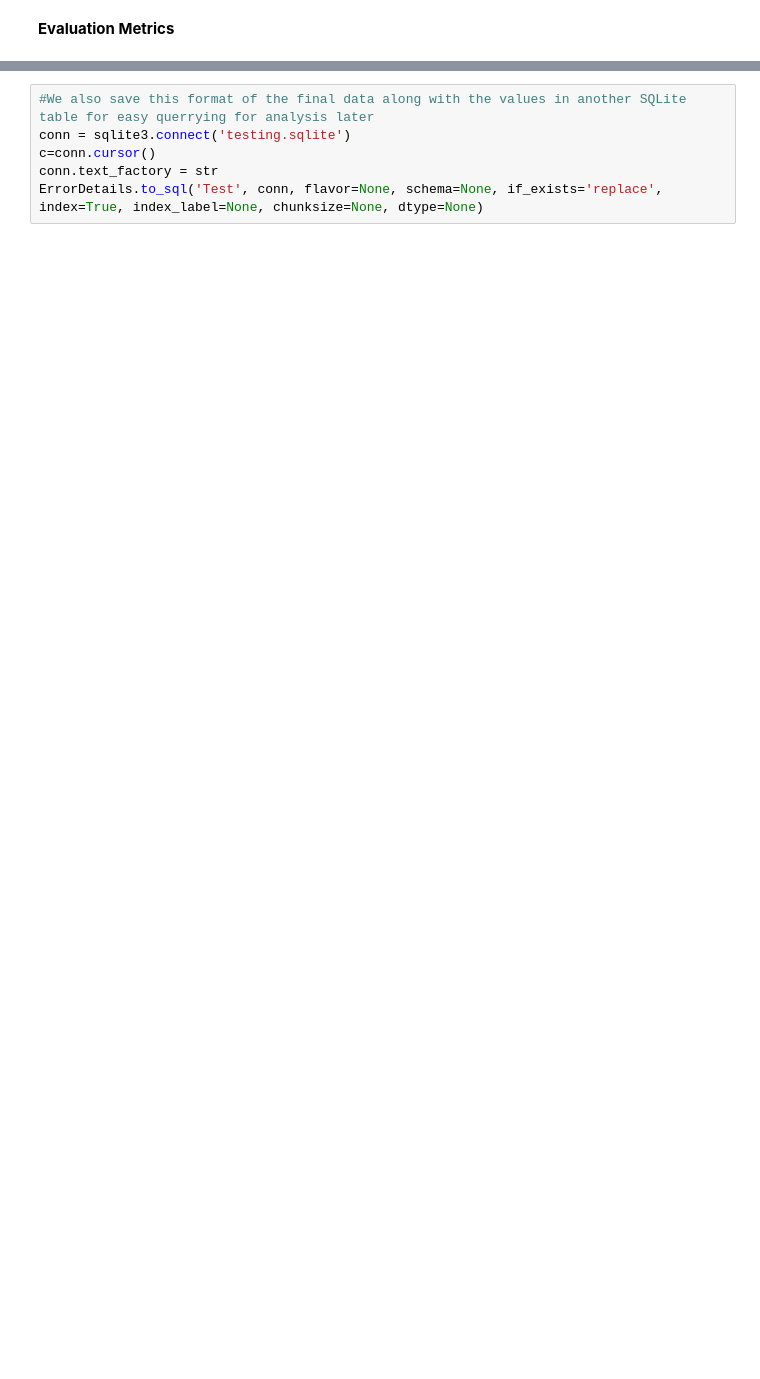
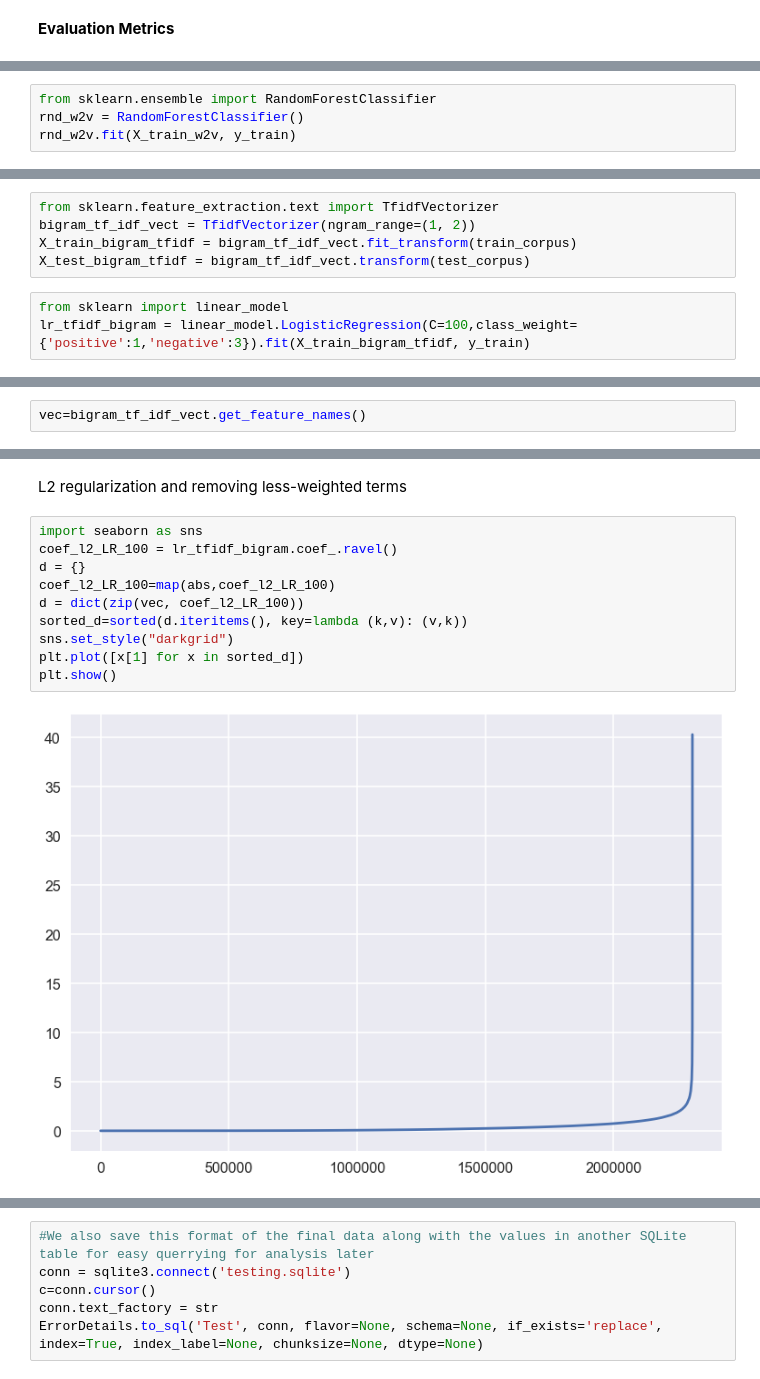
Before and after one commit to TheScript96/Amazon_Food_Reviews, a Jupyter notebook: Amazon Fine Food Reviews Analysis.ipynb, the cells around one changed output, grey strips where cells are left out. Drawn from its saved outputs; the diff is of its cells as text; blank space fills up the shorter version.

```diff
--- a/Amazon Fine Food Reviews Analysis.ipynb
+++ b/Amazon Fine Food Reviews Analysis.ipynb
@@ -1228,0 +1298,4 @@ ErrorDetails
+# %%
+from sklearn.ensemble import RandomForestClassifier
+rnd_w2v = RandomForestClassifier()
+rnd_w2v.fit(X_train_w2v, y_train)
@@ -1228,0 +1687,8 @@ ErrorDetails
+# %%
+from sklearn.feature_extraction.text import TfidfVectorizer
+bigram_tf_idf_vect = TfidfVectorizer(ngram_range=(1, 2))
+X_train_bigram_tfidf = bigram_tf_idf_vect.fit_transform(train_corpus)
+X_test_bigram_tfidf = bigram_tf_idf_vect.transform(test_corpus)
+# %%
+from sklearn import linear_model
+lr_tfidf_bigram = linear_model.LogisticRegression(C=100,class_weight={'positive':1,'negative':3}).fit(X_train_bigram_tfidf, y_train)
@@ -1228,0 +1850,2 @@ ErrorDetails
+# %%
+vec=bigram_tf_idf_vect.get_feature_names()
@@ -1228,0 +1923,14 @@ ErrorDetails
+# %% [markdown]
+L2 regularization and removing less-weighted terms
+# %%
+import seaborn as sns
+coef_l2_LR_100 = lr_tfidf_bigram.coef_.ravel()
+d = {}
+coef_l2_LR_100=map(abs,coef_l2_LR_100)
+d = dict(zip(vec, coef_l2_LR_100))
+sorted_d=sorted(d.iteritems(), key=lambda (k,v): (v,k))
+sns.set_style("darkgrid")
+plt.plot([x[1] for x in sorted_d])
+plt.show()
+# %% [output]
+[figure, added]
```
Also changed, not shown: parts of 340 cells of this notebook.
